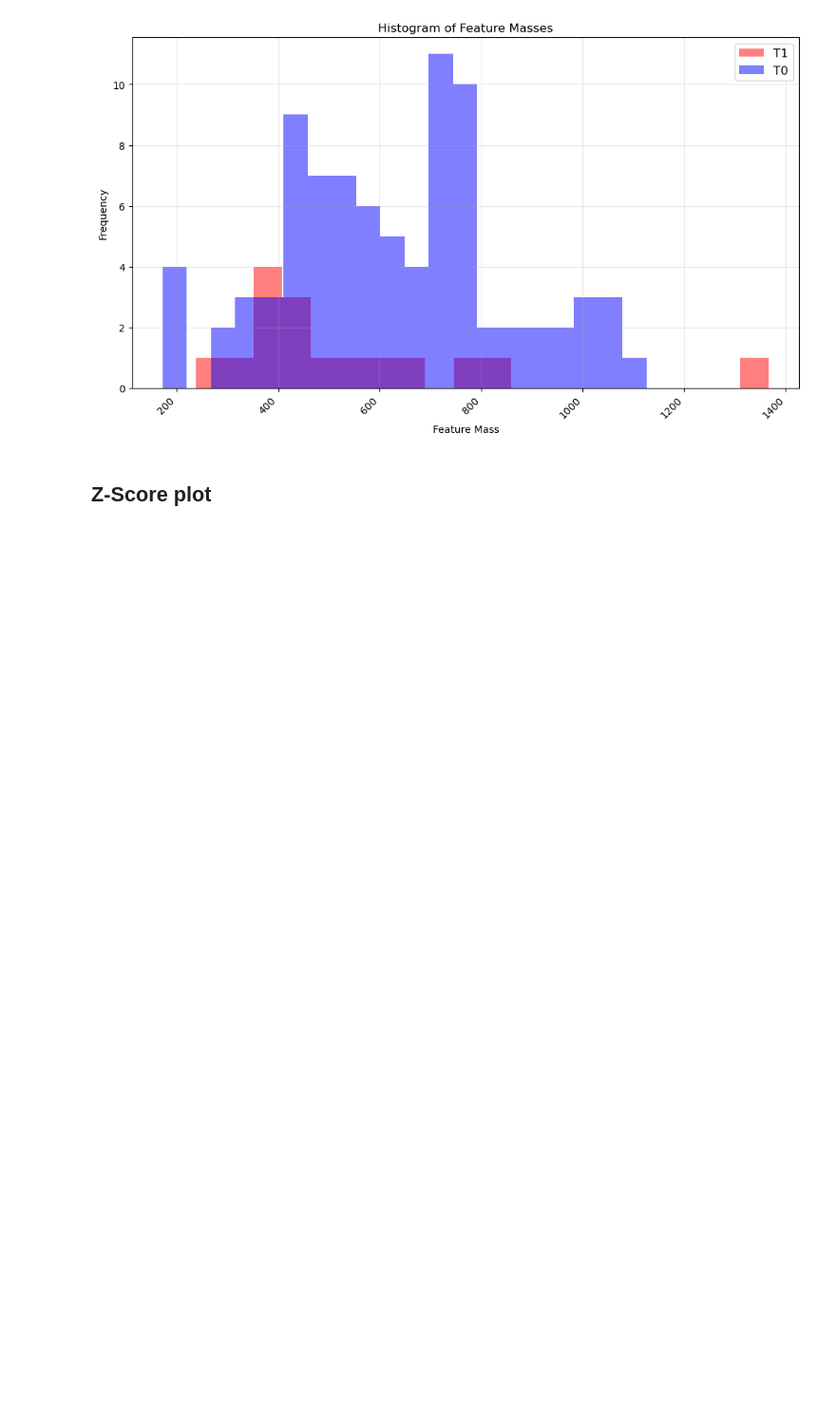
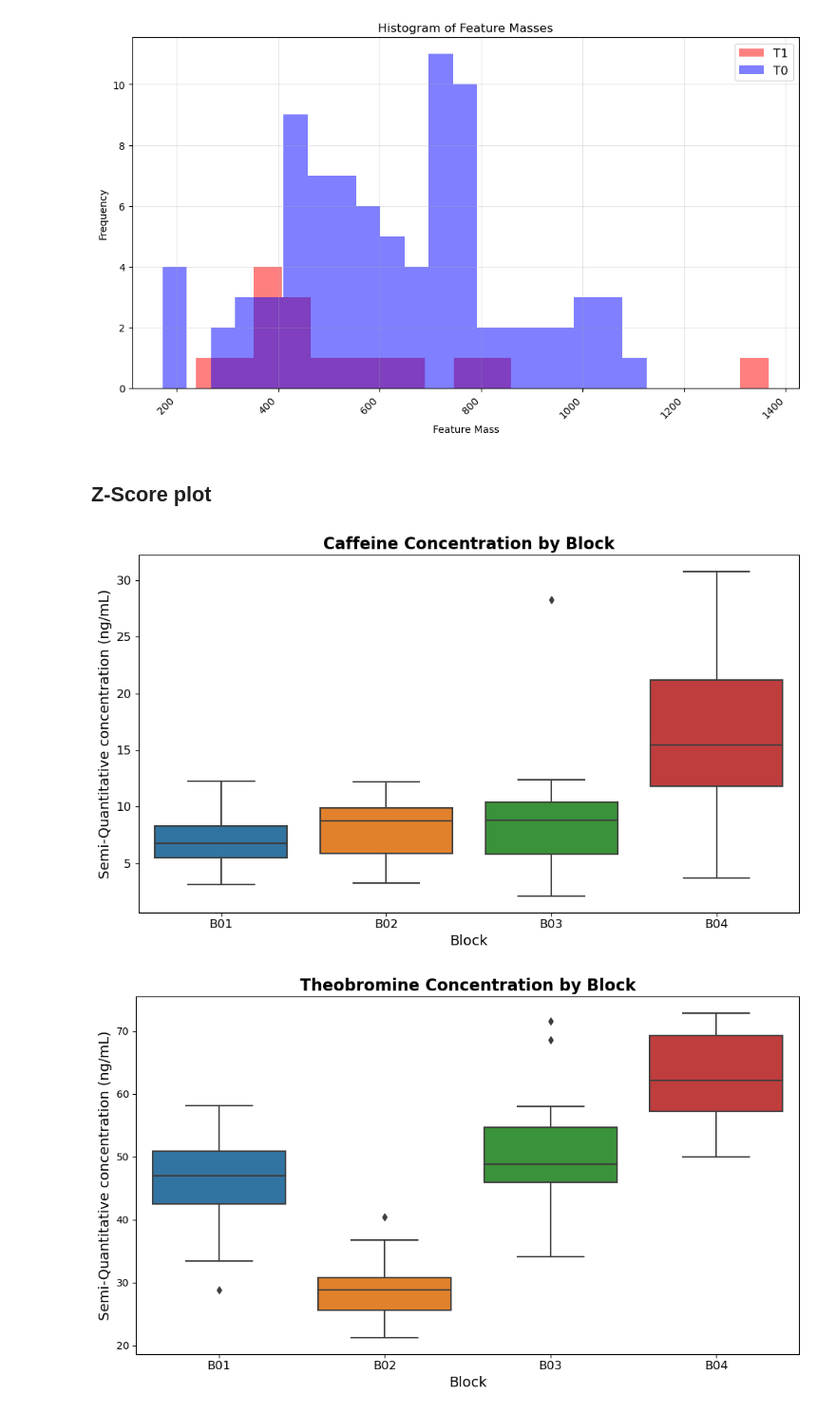
Before and after one commit to GVelez-iomicas/Metabolomic_Analitics_workflow, a Jupyter notebook: Code/Comparison.ipynb, the cells around one changed output. Shown at 95% size. Saved outputs shown, nothing was run; the diff lists cells and outputs as text; code cells hidden in the pictures; blank space fills up the shorter version.

```diff
--- a/Code/Comparison.ipynb
+++ b/Code/Comparison.ipynb
@@ -895,3 +913,9 @@ plt.xlabel('Z-score')
 # Mostrar la gráfica
 plt.tight_layout()  # Asegurar que las etiquetas quepan en la figura
 plt.show()
+# %%
+#import data
+df = pd.read_excel(filepath + file, sheet_name='SemiQuant', index_col=0)
+# %%
+df_caffeine = df[df['molecule_name'].str.contains('Caffeine', na=False)]
+df_theobromine = df[df['molecule_name'].str.contains('Theobromine', na=False)]
@@ -897,0 +936,39 @@ plt.show()
+# %%
+df_caffeine['Block'] =df_caffeine['Block'].str.split('_').str[1]
+df_theobromine['Block'] = df_theobromine['Block'].str.split('_').str[1]
+
+df_caffeine['Treatment'] = df_caffeine['Treatment'].replace({'': 'QC', np.nan: 'QC'})
+df_theobromine['Treatment'] = df_theobromine['Treatment'].replace({'': 'QC', np.nan: 'QC'})
+
+# Replace any occurrence of the string 'blank' (case-insensitive) in the column `treatment` with 'Blank'
+df_caffeine['Treatment'] = df_caffeine['Treatment'].str.replace(r'(?i).*blank.*', 'Blank', regex=True)
+df_theobromine['Treatment'] = df_theobromine['Treatment'].str.replace(r'(?i).*blank.*', 'Blank', regex=True)
+
+df_caffeine['Block'] = df_caffeine['Block'].replace({'': 'Blank', np.nan: 'Blank'})
+df_theobromine['Block'] = df_theobromine['Block'].replace({'': 'Blank', np.nan: 'Blank'})
+# %%
+# make boxplots for caffeine and theobromine by blocks
+import seaborn as sns
+plt.figure(figsize=(10, 6))
+sns.boxplot(data=df_caffeine, x='Block', y='pos_178')
+plt.title('Caffeine Concentration by Block', fontsize=16, fontweight='bold')
+plt.xlabel('Block', fontsize=14)
+plt.ylabel('Semi-Quantitative concentration (ng/mL)', fontsize=14)
+plt.xticks(fontsize=12)
+plt.yticks(fontsize=12)
+#plt.legend(title='Treatment')
+plt.tight_layout()
+plt.show()
+
+plt.figure(figsize=(10, 6))
+sns.boxplot(data=df_theobromine, x='Block', y='pos_136')
+plt.title('Theobromine Concentration by Block', fontsize=16, fontweight='bold')
+plt.xlabel('Block', fontsize=14)
+plt.ylabel('Semi-Quantitative concentration (ng/mL)', fontsize=14)
+plt.xticks(fontsize=12)
+#plt.legend(title='Treatment')
+plt.tight_layout()
+plt.show()
+# %% [output]
+[figure, added]
+[figure, added]
```
Also changed, not shown: parts of 16 cells of this notebook, 3 other files.
